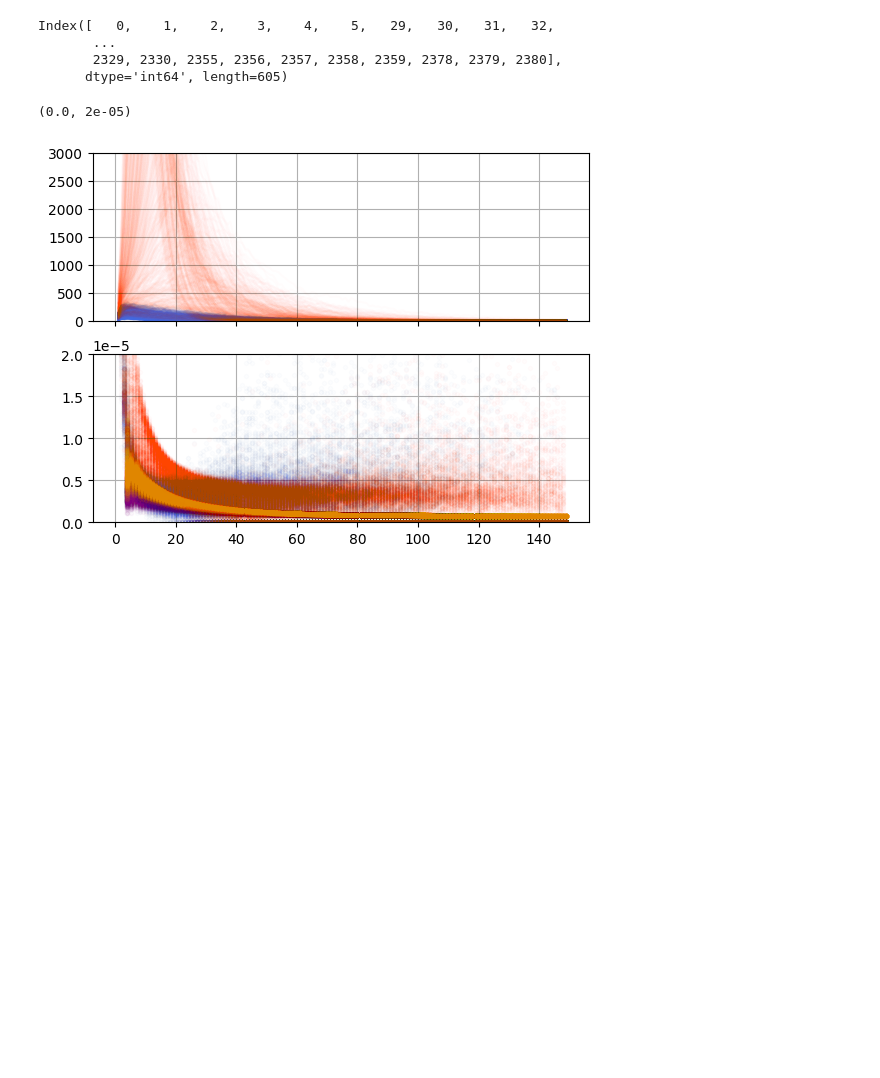
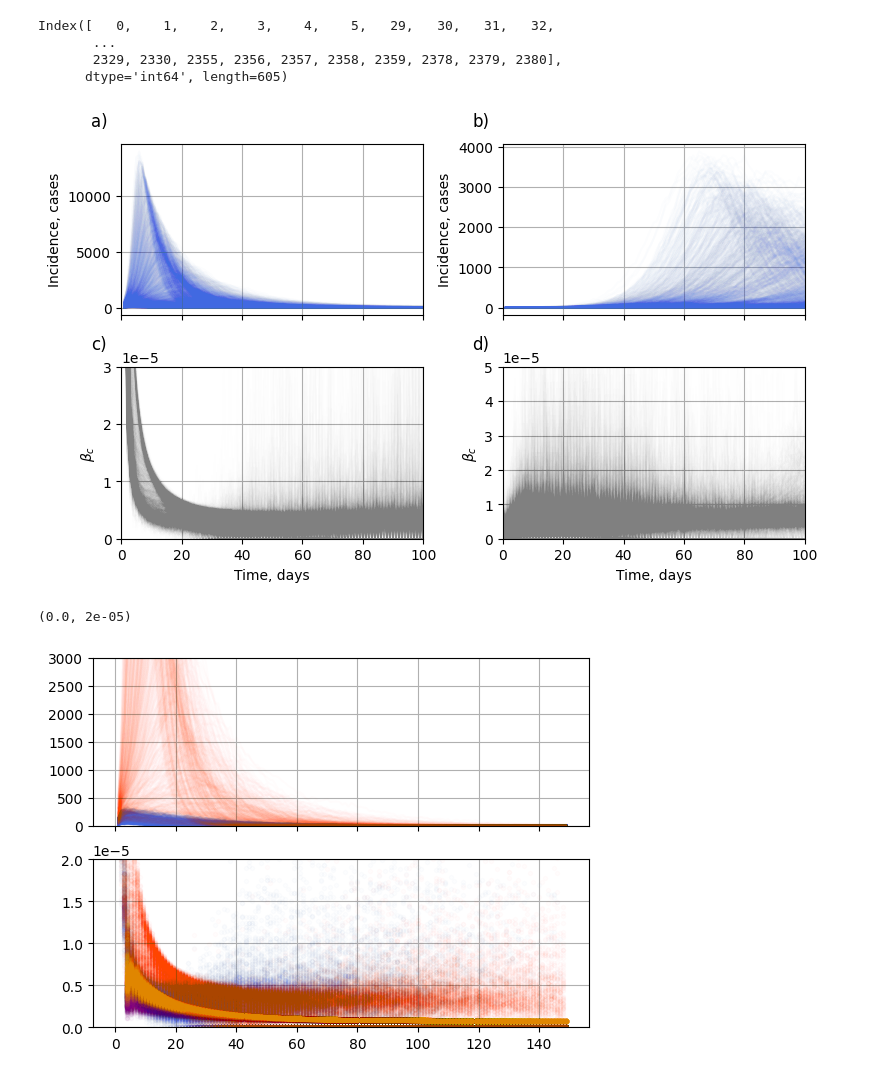
Before and after one commit to Mpkosh/network_hybrid_33, a Jupyter notebook: split_and_plot_tolopogies.ipynb, the cells around one changed output. Saved outputs shown, nothing was run; the diff lists cells and outputs as text; code cells hidden in the pictures; blank space fills up the shorter version.

```diff
--- a/split_and_plot_tolopogies.ipynb
+++ b/split_and_plot_tolopogies.ipynb
@@ -9,8 +9,11 @@ import pandas as pd
 import random
 from sklearn.model_selection import train_test_split
 # %%
-dire = "../new_ba_100000/"
-sw = pd.read_csv('ba_test_files.csv').iloc[::10].values
+dire = "../new_sw_100k/new_sw_100000/"
+sw = pd.read_csv('test_files.csv').iloc[::10].values
+
+dire_ba = "../new_ba_100000/"
+ba = pd.read_csv('ba_test_files.csv').iloc[::10].values
 # %%
 sww = pd.Series(sw.flatten()).str.split('_',expand=True)
 sww.columns = ['p','beta','gamma','delta','initi',
@@ -23,6 +26,69 @@ Index([   0,    1,    2,    3,    4,    5,   29,   30,   31,   32,
        ...
        2329, 2330, 2355, 2356, 2357, 2358, 2359, 2378, 2379, 2380],
       dtype='int64', length=605)
+# %%
+fig, axes = plt.subplots(2,2, figsize=(8,5))
+ax = axes.flatten()
+
+for i,file in enumerate(ba[::1]):
+    df = pd.read_csv(dire_ba+file[0], usecols=['S','E','I','Beta'])
+    temp = df[['E','S']].shift([0,1])
+    # Inc_t = (E_t-1 - E_t) - (S_t - S_t-1)
+    df['incidence'] = (temp['E_1'] - temp['E_0']) - \
+                        (temp['S_0'] - temp['S_1'])
+
+    l1 = ax[0].plot(df['incidence'], color='RoyalBlue', alpha=0.01)
+    l2 = ax[2].plot(df.Beta, color='gray', alpha=0.005, marker='', ls='-')
+
+ax[0].grid()
+ax[2].grid()
+
+ax[0].axes.xaxis.set_ticklabels([])
+ax[2].set_ylim(0,3e-5)
+
+ax[0].set_ylabel('Incidence, cases')
+ax[2].set_ylabel(r'$\beta_c$')
+ax[2].set_xlabel('Time, days')
+
+ax[0].set_xlim(0, 100)
+ax[2].set_xlim(0, 100)
+
+
+# ________________ sw
+for i,file in enumerate(sw[::1]):
+    df = pd.read_csv(dire+file[0], usecols=['S','E','I','Beta'])
+    temp = df[['E','S']].shift([0,1])
+    # Inc_t = (E_t-1 - E_t) - (S_t - S_t-1)
+    df['incidence'] = (temp['E_1'] - temp['E_0']) - \
+                        (temp['S_0'] - temp['S_1'])
+
+    l1 = ax[1].plot(df['incidence'], color='RoyalBlue', alpha=0.01)
+    l2 = ax[3].plot(df.Beta, color='gray', alpha=0.005, marker='', ls='-')
+
+ax[1].grid()
+ax[3].grid()
+
+ax[1].axes.xaxis.set_ticklabels([])
+ax[3].set_ylim(0,5e-5)
+
+ax[1].set_ylabel('Incidence, cases')
+ax[3].set_ylabel(r'$\beta_c$')
+ax[3].set_xlabel('Time, days')
+
+ax[1].set_xlim(0, 100)
+ax[3].set_xlim(0, 100)
+
+n = ['a)','b)','c)','d)'][::-1]
+for i in range(4):
+    ax[i].text(-0.1, 1.1, n.pop(),
+           transform=ax[i].transAxes, size=1.5*8)
+
+plt.tight_layout()
+
+plt.savefig(f'results/ba_sw.pdf', format='pdf', bbox_inches='tight')
+plt.savefig(f'results/ba_sw.png', format='png', bbox_inches='tight')
+# %% [output]
+[figure, added]
 # %%
 import predict_Beta_I
 
```
Also changed, not shown: 37 other files.
